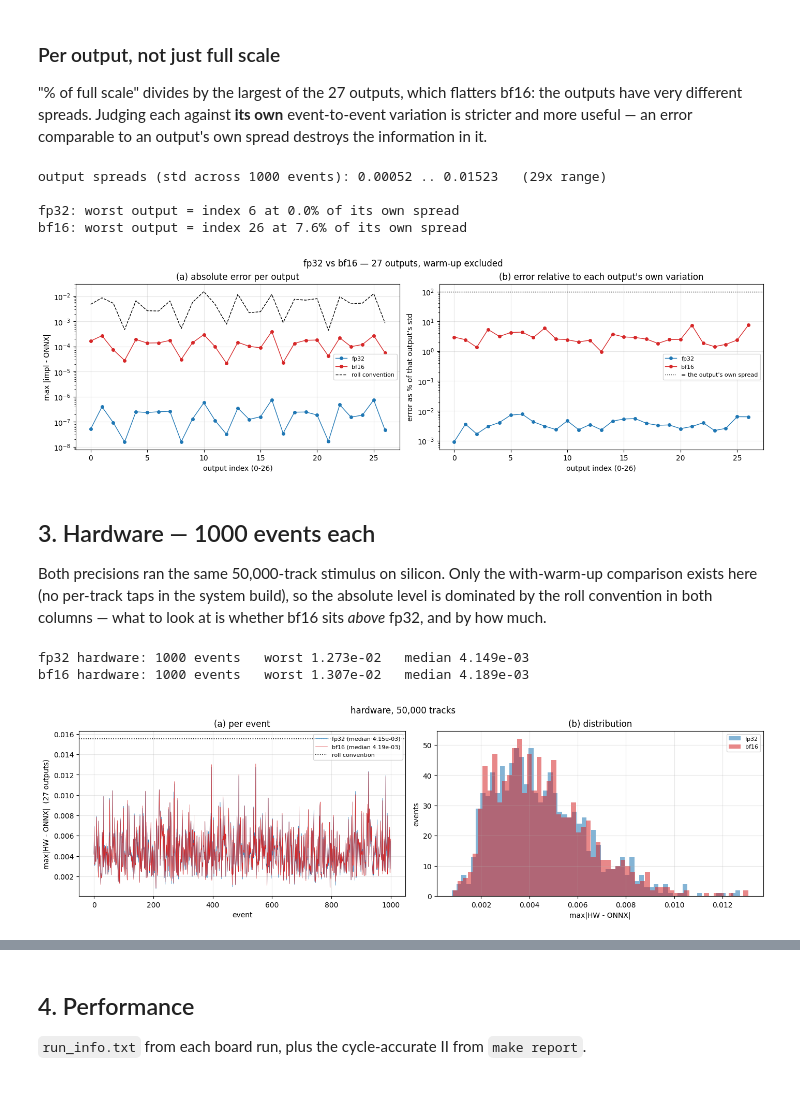
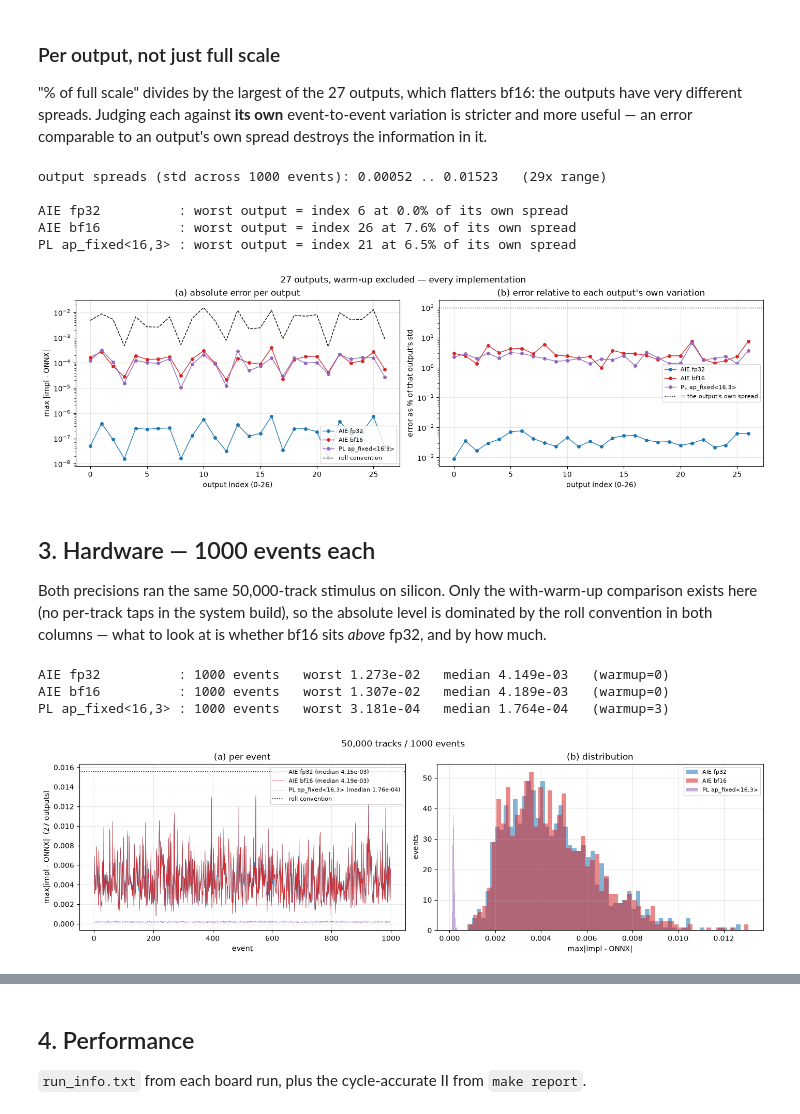
Before and after one commit to AkshayMalige/rtda_demo, a Jupyter notebook: analysis/rtda_compare.ipynb, the cells around one changed output, grey strips where cells are left out. Saved outputs shown, nothing was run; the diff lists cells and outputs as text; code cells hidden in the pictures.

```diff
--- a/analysis/rtda_compare.ipynb
+++ b/analysis/rtda_compare.ipynb
@@ -213,16 +298,27 @@ print(f'output spreads (std across {N_EVENTS} events): '
       f'{std.min():.5f} .. {std.max():.5f}   ({std.max()/std.min():.0f}x range)\n')
 
 fig, ax = plt.subplots(1, 2, figsize=(14, 4.2), constrained_layout=True)
-for prec in ('fp32', 'bf16'):
-    r = next((RUNS[prec][s] for s in ('x86', 'aie') if s in RUNS[prec]
-              and 'per_track' in RUNS[prec][s]), None)
-    if r is None:
+def per_output_err(impl):
+    """(27,) worst error per output, warm-up excluded, or None."""
+    for sim in SIMS:
+        r = RUNS[impl].get(sim)
+        if r is None:
+            continue
+        n = r['n_events']
+        if 'per_track' in r:
+            return np.abs(out27(r['per_track'][:, WARMUP:].mean(1))
+                          - REF27_W[:n]).max(axis=0)
+        if int(r.get('info', {}).get('warmup', 0)) >= WARMUP:
+            return np.abs(out27(r['mean']) - REF27_W[:n]).max(axis=0)
+    return None
+
+for impl in IMPLS:
+    err = per_output_err(impl)
+    if err is None:
         continue
-    n = r['n_events']
-    err = np.abs(out27(r['per_track'][:, WARMUP:].mean(1)) - REF27_W[:n]).max(axis=0)
-    ax[0].semilogy(err, 'o-', ms=4, lw=1, color=COL[prec], label=prec)
-    ax[1].semilogy(100 * err / std, 'o-', ms=4, lw=1, color=COL[prec], label=prec)
-    print(f'{prec}: worst output = index {int((err/std).argmax())} at '
+    ax[0].semilogy(err, 'o-', ms=4, lw=1, color=COL[impl], label=LABEL[impl])
+    ax[1].semilogy(100 * err / std, 'o-', ms=4, lw=1, color=COL[impl], label=LABEL[impl])
+    print(f'{LABEL[impl]:<18s}: worst output = index {int((err/std).argmax())} at '
           f'{100*(err/std).max():.1f}% of its own spread')
 
 ax[0].semilogy(np.abs(REF27 - REF27_W).max(axis=0), 'k--', lw=1, label='roll convention')
@@ -233,15 +329,16 @@ ax[1].axhline(100, color='k', ls=':', lw=1, label="= the output's own spread")
 ax[1].set_xlabel('output index (0-26)'); ax[1].set_ylabel("error as % of that output's std")
 ax[1].set_title("(b) error relative to each output's own variation")
 ax[1].legend(fontsize=8); ax[1].grid(alpha=.3)
-fig.suptitle('fp32 vs bf16 — 27 outputs, warm-up excluded', fontsize=12)
-fig.savefig(OUTD / 'bf16_accuracy_per_output.png', dpi=140, bbox_inches='tight')
+fig.suptitle('27 outputs, warm-up excluded — every implementation', fontsize=12)
+fig.savefig(OUTD / 'accuracy_per_output.png', dpi=140, bbox_inches='tight')
 plt.show()
 # %% [output]
 output spreads (std across 1000 events): 0.00052 .. 0.01523   (29x range)
 
-fp32: worst output = index 6 at 0.0% of its own spread
-bf16: worst output = index 26 at 7.6% of its own spread
+AIE fp32          : worst output = index 6 at 0.0% of its own spread
+AIE bf16          : worst output = index 26 at 7.6% of its own spread
+PL ap_fixed<16,3> : worst output = index 21 at 6.5% of its own spread
-[figure, old version]
+[figure, new version]
 # %% [markdown]
 ## 3. Hardware — 1000 events each
 
@@ -251,28 +348,37 @@ dominated by the roll convention in both columns — what to look at is whether
 *above* fp32, and by how much.
 # %%
 fig, ax = plt.subplots(1, 2, figsize=(14, 4.2), constrained_layout=True)
-for prec in ('fp32', 'bf16'):
-    hw = RUNS[prec].get('hw')
-    if hw is None:
+# The largest run each implementation has -- the board where there is one, the
+# 1000-event native run for PL. Each is compared against the reference in ITS
+# OWN warm-up convention (see the table above for why that is not optional).
+for impl in IMPLS:
+    r = max((RUNS[impl][s] for s in SIMS if s in RUNS[impl]),
+            key=lambda x: x['n_events'], default=None)
+    if r is None:
         continue
-    n = min(hw['n_events'], N_EVENTS)
-    e = np.abs(out27(hw['mean'][:n]) - REF27[:n]).max(axis=1)
-    ax[0].plot(e, lw=.5, color=COL[prec], label=f'{prec} (median {np.median(e):.2e})')
-    ax[1].hist(e, bins=60, alpha=.55, color=COL[prec], label=prec)
-    print(f'{prec} hardware: {n} events   worst {e.max():.3e}   median {np.median(e):.3e}')
+    n = min(r['n_events'], N_EVENTS)
+    wu = int(r.get('info', {}).get('warmup', 0))
+    ref = REF27_W if wu >= WARMUP else REF27
+    e = np.abs(out27(r['mean'][:n]) - ref[:n]).max(axis=1)
+    lab = f'{LABEL[impl]} (median {np.median(e):.2e})'
+    ax[0].plot(e, lw=.5, color=COL[impl], label=lab)
+    ax[1].hist(e, bins=60, alpha=.55, color=COL[impl], label=LABEL[impl])
+    print(f'{LABEL[impl]:<18s}: {n} events   worst {e.max():.3e}   '
+          f'median {np.median(e):.3e}   (warmup={wu})')
 
 ax[0].axhline(np.abs(REF27-REF27_W).max(), color='k', ls=':', lw=1.2, label='roll convention')
-ax[0].set_xlabel('event'); ax[0].set_ylabel('max|HW - ONNX|  (27 outputs)')
+ax[0].set_xlabel('event'); ax[0].set_ylabel('max|impl - ONNX|  (27 outputs)')
 ax[0].set_title('(a) per event'); ax[0].legend(fontsize=8); ax[0].grid(alpha=.3)
-ax[1].set_xlabel('max|HW - ONNX|'); ax[1].set_ylabel('events')
+ax[1].set_xlabel('max|impl - ONNX|'); ax[1].set_ylabel('events')
 ax[1].set_title('(b) distribution'); ax[1].legend(fontsize=8); ax[1].grid(alpha=.3)
-fig.suptitle(f'hardware, 50,000 tracks', fontsize=12)
-fig.savefig(OUTD / 'bf16_hw_accuracy.png', dpi=140, bbox_inches='tight')
+fig.suptitle('50,000 tracks / 1000 events', fontsize=12)
+fig.savefig(OUTD / 'accuracy_50k.png', dpi=140, bbox_inches='tight')
 plt.show()
 # %% [output]
-fp32 hardware: 1000 events   worst 1.273e-02   median 4.149e-03
-bf16 hardware: 1000 events   worst 1.307e-02   median 4.189e-03
+AIE fp32          : 1000 events   worst 1.273e-02   median 4.149e-03   (warmup=0)
+AIE bf16          : 1000 events   worst 1.307e-02   median 4.189e-03   (warmup=0)
+PL ap_fixed<16,3> : 1000 events   worst 3.181e-04   median 1.764e-04   (warmup=3)
-[figure, old version]
+[figure, new version]
 # %%
 # do the two precisions agree with EACH OTHER on hardware? they share everything but the
 # dense data path, so this isolates precision from every other difference
```
Also changed, not shown: parts of 8 cells of this notebook, 6 other files.
